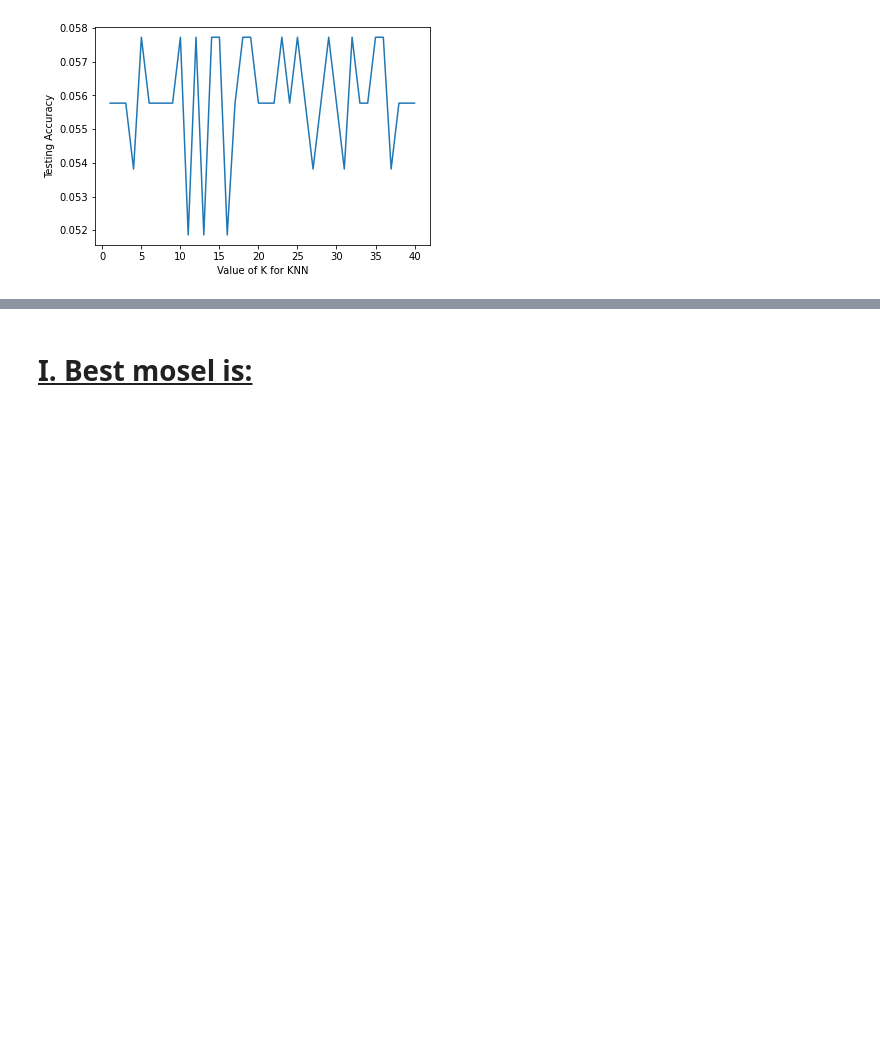
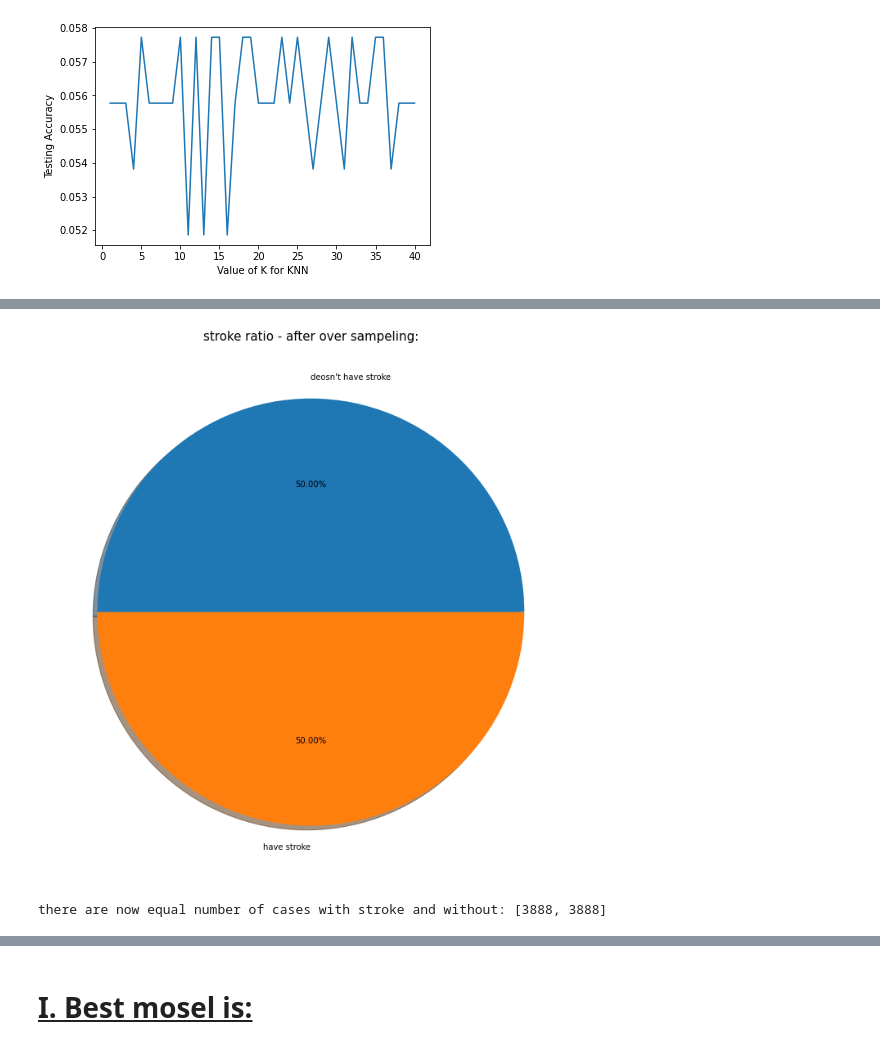
Before and after one commit to idankam/DataScienceCourseProject, a Jupyter notebook: Classification Notebook.ipynb, the cells around one changed output, grey strips where cells are left out. Drawn from its saved outputs; the diff is of its cells as text; code cells hidden in the pictures; blank space fills up the shorter version.

```diff
--- a/Classification Notebook.ipynb
+++ b/Classification Notebook.ipynb
@@ -704,0 +853,10 @@ scores.index(max(scores))
+# %%
+from sklearn.metrics import confusion_matrix
+CM = []
+for k in range(1, 36):
+    knn = KNeighborsClassifier(n_neighbors=k, weights='distance')
+    knn.fit(X_train_scaled, y_train)
+    y_pred = knn.predict(X_test_scaled)
+    CM.append(confusion_matrix(y_test,y_pred))
+#pd.crosstab(y_test, y_pred, rownames = ['Actual'], colnames =['Predicted'], margins = True)
+CM
@@ -730,0 +937,18 @@ scores.index(max(scores))
+# %%
+
+
+oversample = SMOTE()
+X, y = oversample.fit_resample(X_train_scaled, y_train)
+upsampled_df = X.assign(Stroke = y)
+
+fig, ax = plt.subplots(1,1, figsize = (12,12))
+labels = ["deosn't have stroke", "have stroke"]
+values = upsampled_df['Stroke'].value_counts().tolist()
+
+ax.pie(x=values, labels=labels, autopct="%1.2f%%", shadow=True)
+ax.set_title("stroke ratio - after over sampeling:", fontdict={'fontsize': 15})
+plt.show()
+print("there are now equal number of cases with stroke and without: " +str(values))
+# %% [output]
+[figure, added]
+there are now equal number of cases with stroke and without: [3888, 3888]
```
Also changed, not shown: parts of 40 cells of this notebook, 1 other file.
